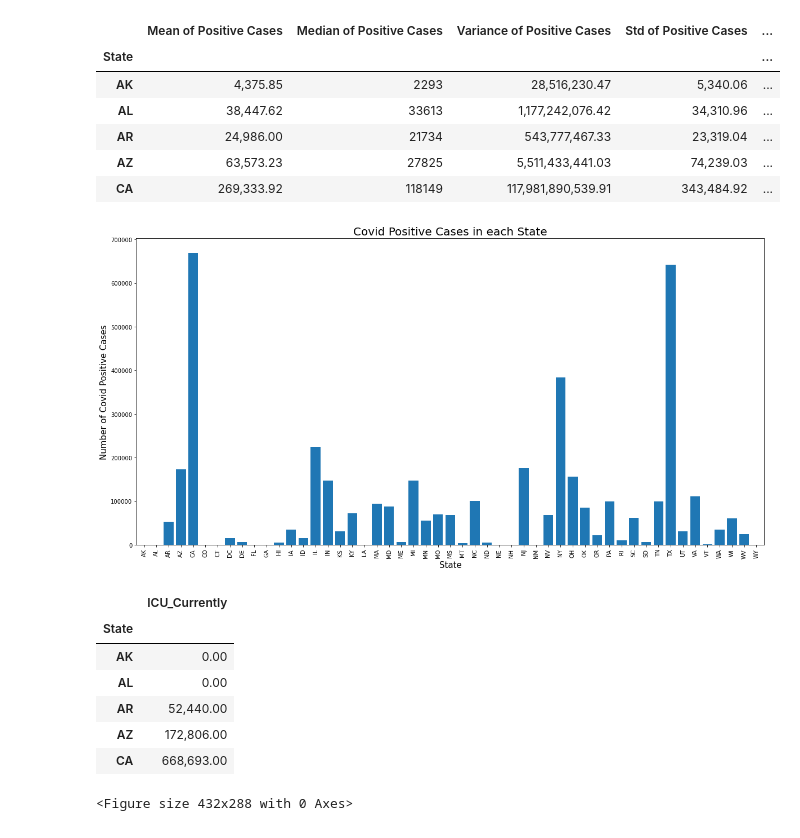
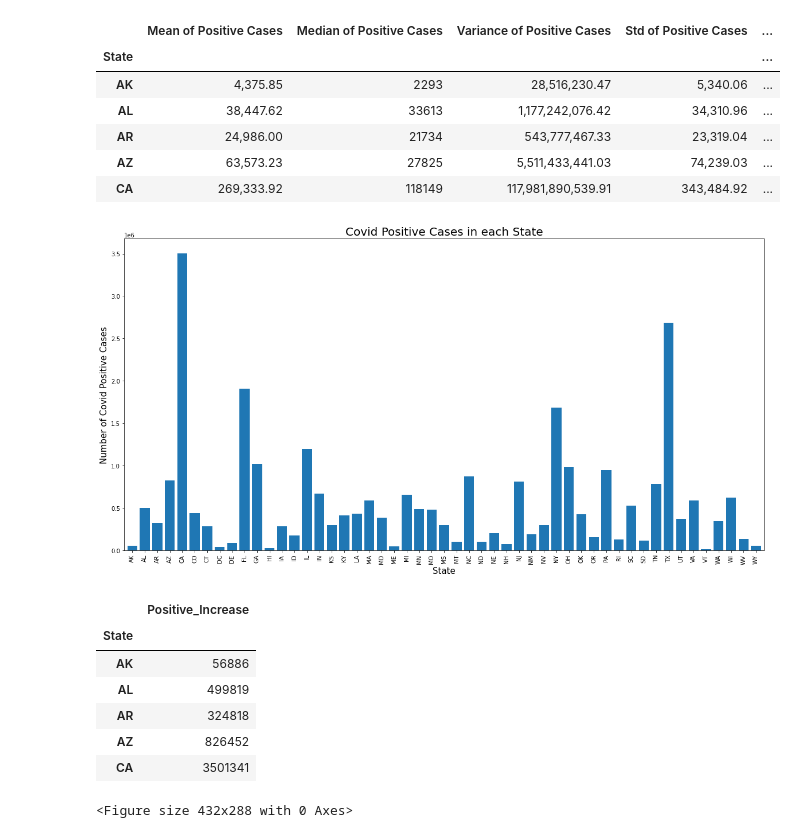
Before and after one commit to Subbagari1985/COVID-19-impact-on-Hospital-systems, a Jupyter notebook: Covid_Analysis_Merged.ipynb, the cells around one changed output. Saved outputs shown, nothing was run; the diff lists cells and outputs as text; code cells hidden in the pictures.

```diff
--- a/Covid_Analysis_Merged.ipynb
+++ b/Covid_Analysis_Merged.ipynb
@@ -198,25 +198,25 @@ Summary_Statistics_DF.head()
 # %%
 #Generate a bar plot showing the total number of Covid positive cases across all states using pandas.
 #y-axis values are multiplied by *1M
-Barplot_df = Clean_Covid_Hosp_Df[['State','ICU_Currently',]]
+Barplot_df = Clean_Covid_Hosp_Df[['State','Positive_Increase']]
 Barplot_df = Barplot_df.set_index("State")
 
 Barplot_df.plot(kind="bar", figsize=(20,10), legend=False, width = 0.8)
 plt.title("Covid Positive Cases in each State",{'fontsize':20})
 plt.ylabel("Number of Covid Positive Cases",{'fontsize':15})
 plt.xlabel("State",{'fontsize':15})
 plt.show()
 plt.tight_layout()
 Barplot_df.head()
 # %% [output]
-[figure, old version]
+[figure, new version]
-|  | ICU_Currently |
+|  | Positive_Increase |
 | State |  |
-| AK | 0.00 |
-| AL | 0.00 |
-| AR | 52,440.00 |
-| AZ | 172,806.00 |
-| CA | 668,693.00 |
+| AK | 56886 |
+| AL | 499819 |
+| AR | 324818 |
+| AZ | 826452 |
+| CA | 3501341 |
 <Figure size 432x288 with 0 Axes>
 # %%
 #Generate a bar plot showing the total number of Covid positive cases across all states using pyplot.
```
Also changed, not shown: parts of 6 cells of this notebook, 5 other files.
